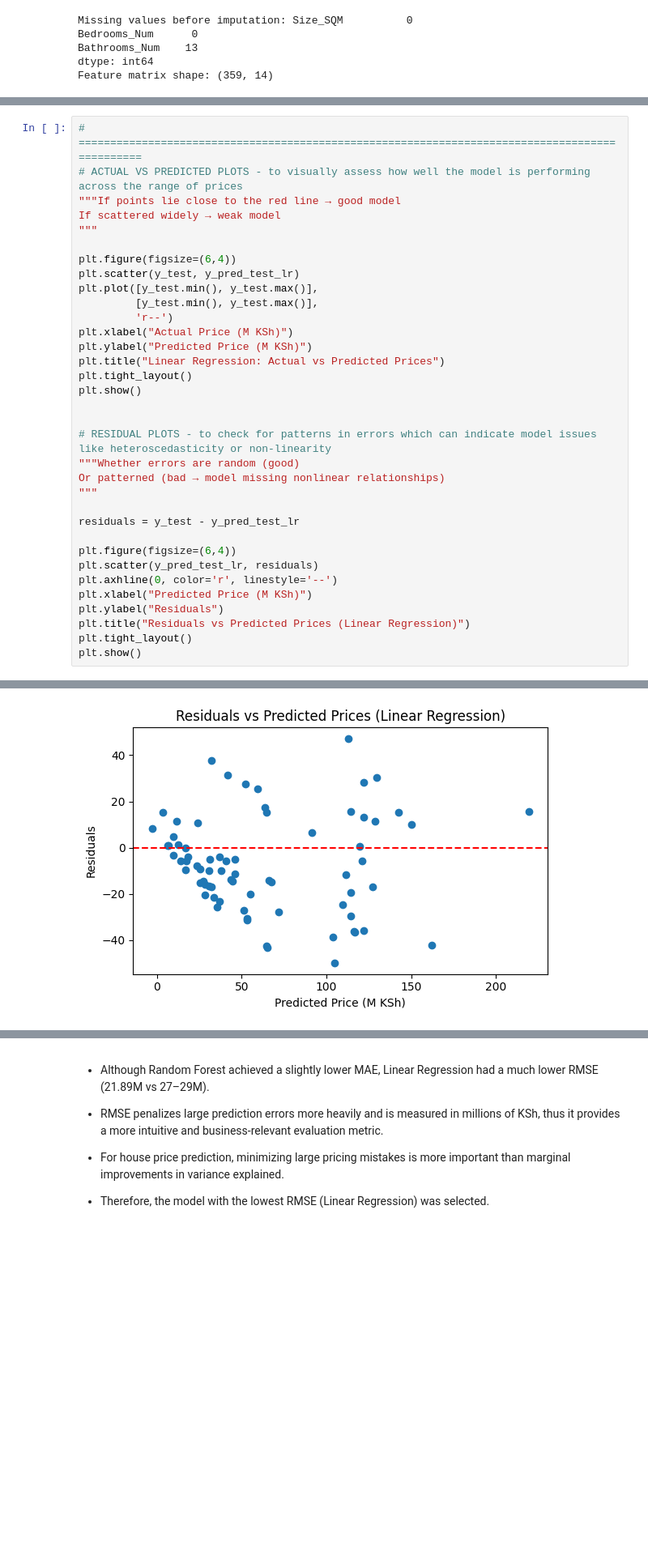
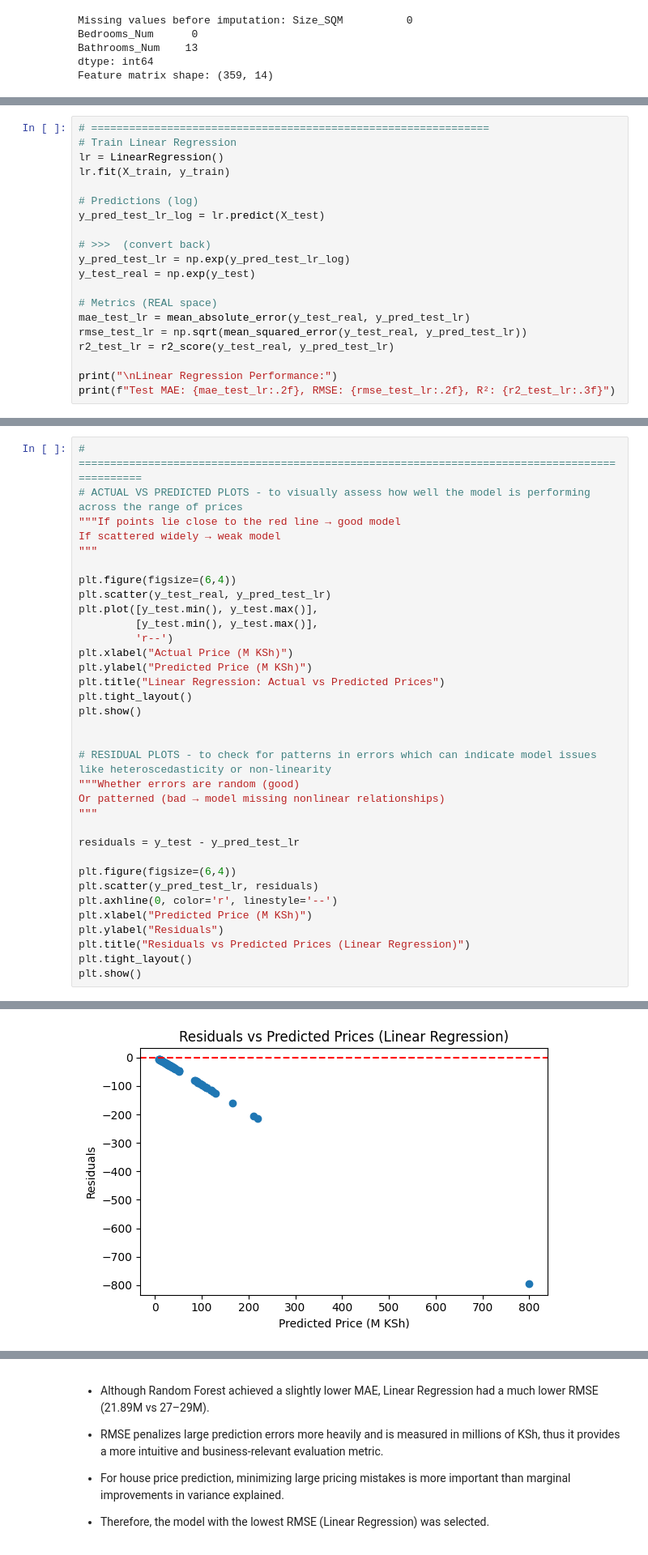
Before and after one commit to Rozieroz/Nairobi-House-Price-Prediction, a Jupyter notebook: notebooks/4_ model_improvement.ipynb, the cells around one changed output, grey strips where cells are left out. Shown at 81% size. Drawn from its saved outputs; the diff is of its cells as text; blank space fills up the shorter version.

```diff
--- a/notebooks/4_ model_improvement.ipynb
+++ b/notebooks/4_ model_improvement.ipynb
@@ -144,0 +143,20 @@ Test MAE: 18.01M, RMSE: 21.89M, R²: 0.816
+# %%
+# ===============================================================
+# Train Linear Regression
+lr = LinearRegression()
+lr.fit(X_train, y_train)
+
+# Predictions (log)
+y_pred_test_lr_log = lr.predict(X_test)
+
+# >>>  (convert back)
+y_pred_test_lr = np.exp(y_pred_test_lr_log)
+y_test_real = np.exp(y_test)
+
+# Metrics (REAL space)
+mae_test_lr = mean_absolute_error(y_test_real, y_pred_test_lr)
+rmse_test_lr = np.sqrt(mean_squared_error(y_test_real, y_pred_test_lr))
+r2_test_lr = r2_score(y_test_real, y_pred_test_lr)
+
+print("\nLinear Regression Performance:")
+print(f"Test MAE: {mae_test_lr:.2f}, RMSE: {rmse_test_lr:.2f}, R²: {r2_test_lr:.3f}")
@@ -286,7 +313,7 @@ If scattered widely → weak model
 """
 
 plt.figure(figsize=(6,4))
-plt.scatter(y_test, y_pred_test_lr)
+plt.scatter(y_test_real, y_pred_test_lr)
 plt.plot([y_test.min(), y_test.max()],
          [y_test.min(), y_test.max()],
          'r--')
@@ -317,4 +344,4 @@ plt.show()
-[figure, old version]
+[figure, new version]
 # %%
 models = {
     "Linear Regression": r2_test_lr,
```
Also changed, not shown: parts of 16 cells of this notebook, 7 other files.
